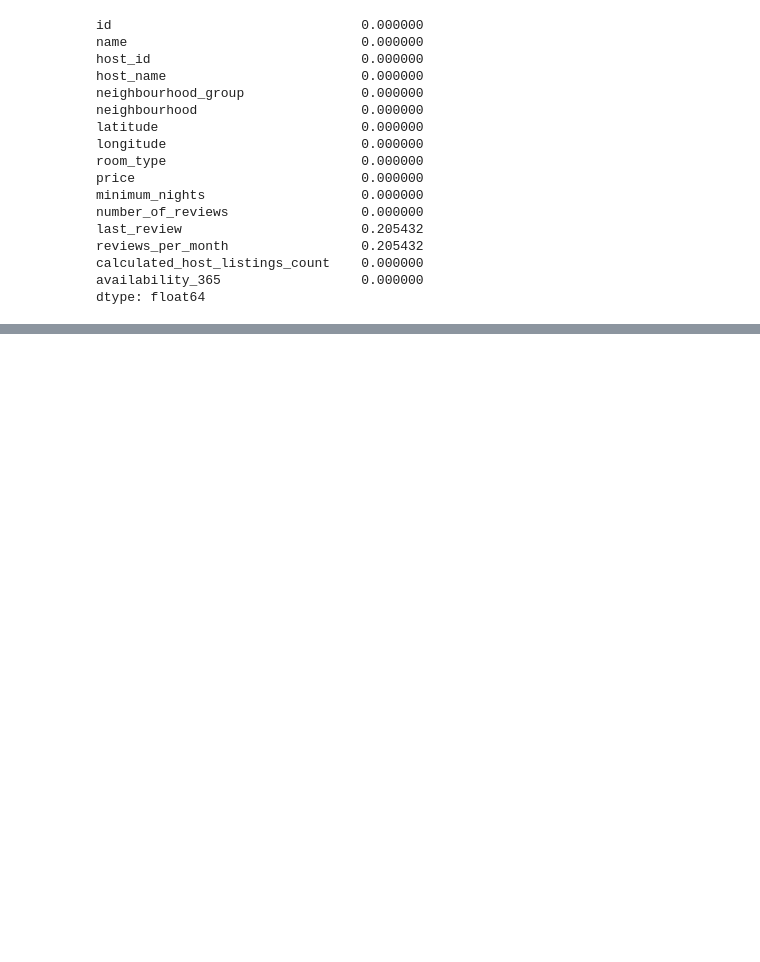
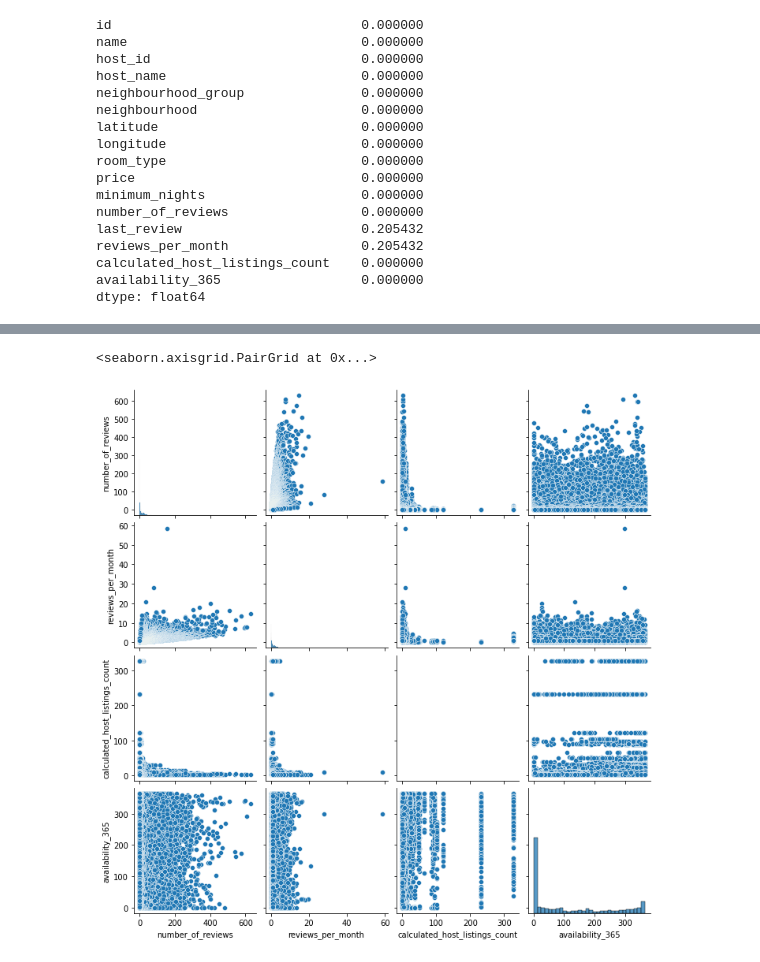
Before and after one commit to amithsbhat/machinelearning, a Jupyter notebook: nyc-airbnb.ipynb, the cells around one changed output, grey strips where cells are left out. Saved outputs shown, nothing was run; the diff lists cells and outputs as text; code cells hidden in the pictures; blank space fills up the shorter version.

```diff
--- a/nyc-airbnb.ipynb
+++ b/nyc-airbnb.ipynb
@@ -153,0 +178,7 @@ for col in df_dr_name.columns:
+# %%
+sns.pairplot(df[['number_of_reviews', 'last_review',
+       'reviews_per_month', 'calculated_host_listings_count',
+       'availability_365']])
+# %% [output]
+<seaborn.axisgrid.PairGrid at 0x...>
+[figure, added]
```
Also changed, not shown: parts of 9 cells of this notebook.
